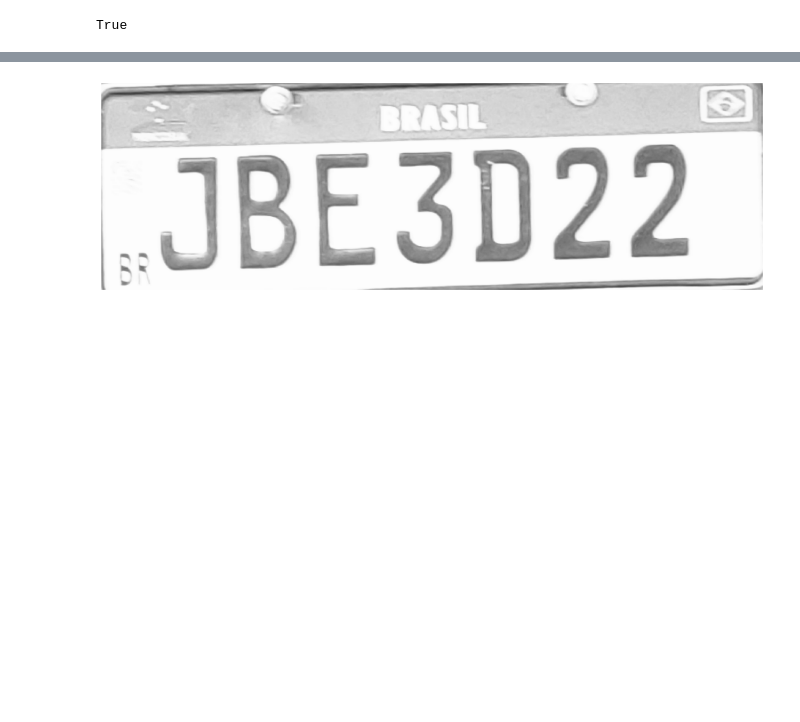
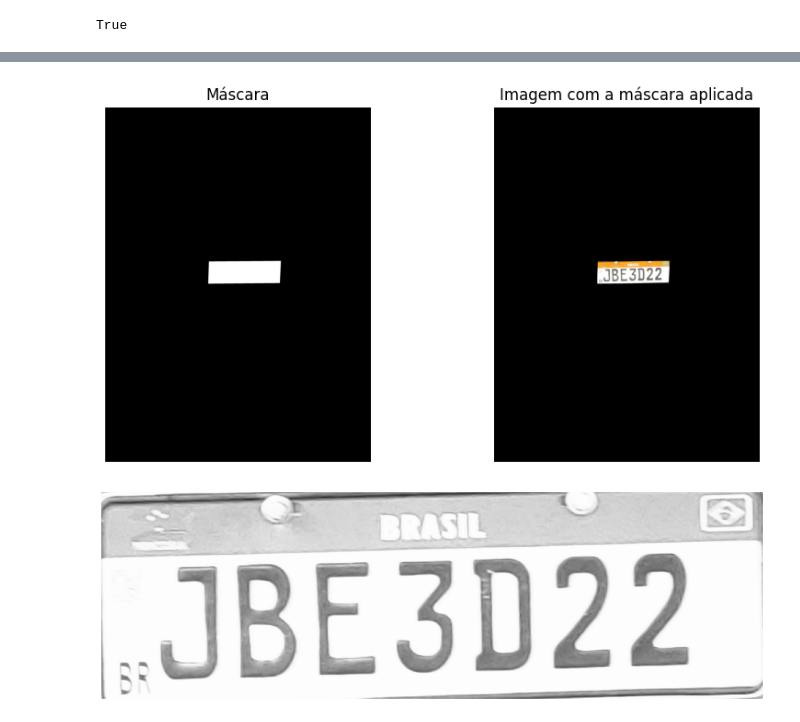
Before and after one commit to gustavoteixeirah/PosGraduacao-Inteligencia-Artificial-e-Computacional, a Jupyter notebook: ELT578-VisaoComputacional/trabalho.ipynb, the cells around one changed output, grey strips where cells are left out. Drawn from its saved outputs; the diff is of its cells as text; code cells hidden in the pictures; blank space fills up the shorter version.

```diff
--- a/ELT578-VisaoComputacional/trabalho.ipynb
+++ b/ELT578-VisaoComputacional/trabalho.ipynb
@@ -76,3 +75,27 @@ True
+# %%
+import matplotlib.pyplot as plt
+import numpy as np
+
+# Criar duas imagens de exemplo
+img1 = mask
+img2 = img_plate
+
+# Criar a figura e os subplots
+fig, axes = plt.subplots(1, 2, figsize=(10, 5))
+
+# Mostrar a primeira imagem no primeiro subplot
+axes[0].imshow(img1, cmap='gray')
+axes[0].set_title('Máscara')
+axes[0].axis('off')
+# Mostrar a segunda imagem no segundo subplot
+axes[1].imshow(img2, cmap='gray')
+axes[1].set_title('Imagem com a máscara aplicada')
+axes[1].axis('off')
+# Adicionar legendas
+plt.savefig('prints/comparacao_imagens.jpg', bbox_inches='tight', pad_inches=0.1)
+plt.show()
+# %% [output]
+[figure, added]
 # %%
 (y, x) = np.where(mask==255)
 (beginX, beginY) = (np.min(x), np.min(y))
```
Also changed, not shown: parts of 1 cell of this notebook, 2 other files.
